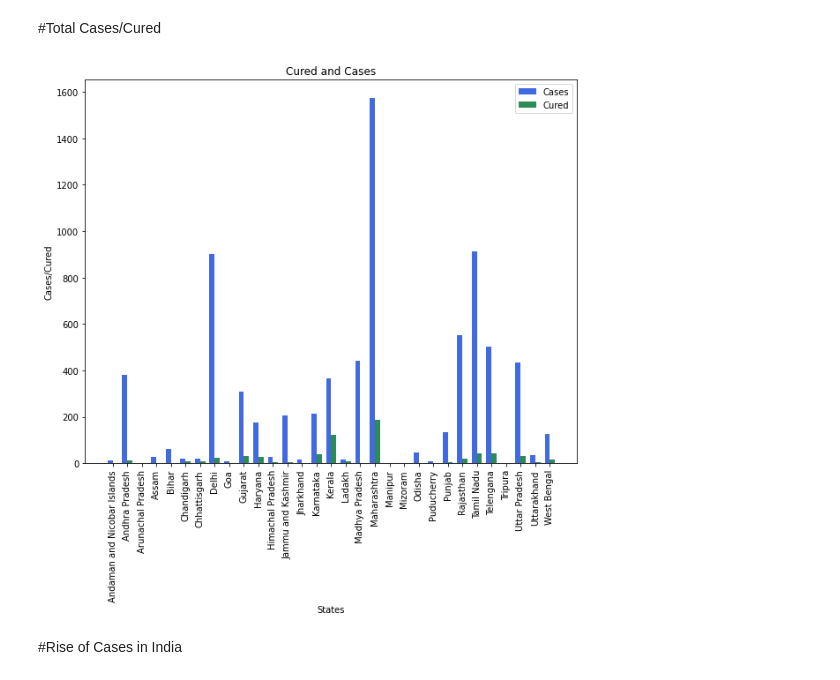
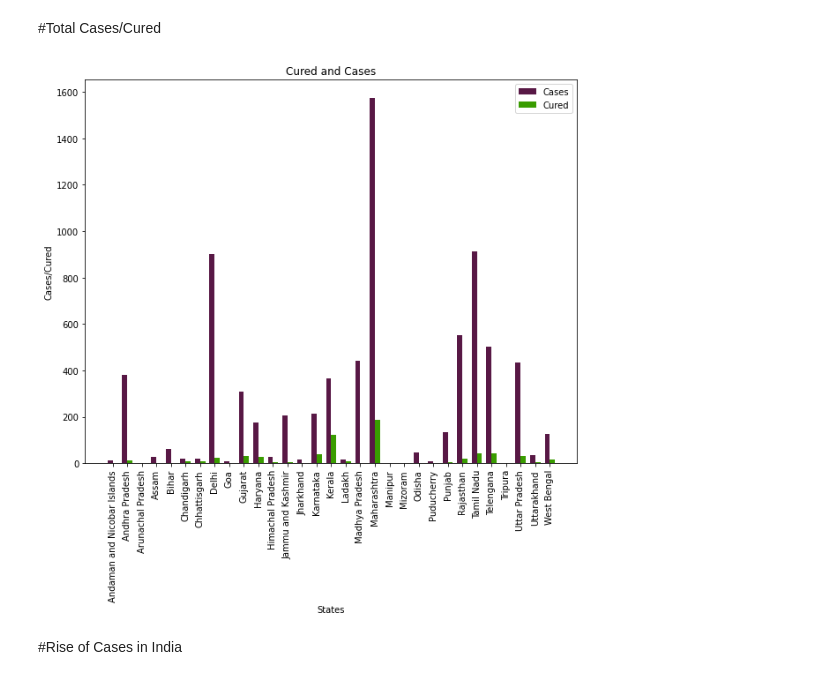
Before and after one commit to ShrayankM/Covid-19-India-Analysis, a Jupyter notebook: Covid_19_India_2.ipynb, the cells around one changed output. Saved outputs shown, nothing was run; the diff lists cells and outputs as text; code cells hidden in the pictures.

```diff
--- a/Covid_19_India_2.ipynb
+++ b/Covid_19_India_2.ipynb
@@ -134,29 +134,29 @@ plt.show()
 # %%
 
 N = len(states_set)
 cases = states_cases.values()
 
 ind = np.arange(N)
 width = 0.35
 
 fig = plt.figure()
 ax = fig.add_subplot(111)
-rects1 = ax.bar(ind, cases, width, color='royalblue')
+rects1 = ax.bar(ind, cases, width, color='#581845')
 
 cured = states_cured.values()
 
-rects2 = ax.bar(ind+width, cured, width, color='seagreen')
+rects2 = ax.bar(ind+width, cured, width, color='#399C00')
 ax.set_xlabel('States')
 ax.set_ylabel('Cases/Cured')
 ax.set_title('Cured and Cases')
 ax.set_xticks(ind + width / 2)
 ax.set_xticklabels( states_cured.keys(),rotation = 90)
 
 ax.legend( (rects1[0], rects2[0]), ('Cases', 'Cured') )
 plt.gcf().set_size_inches([10,8])
 plt.show()
 # %% [output]
-[figure, old version]
+[figure, new version]
 # %% [markdown]
 #Rise of Cases in India
 # %%
```
Also changed, not shown: parts of 26 cells of this notebook.
